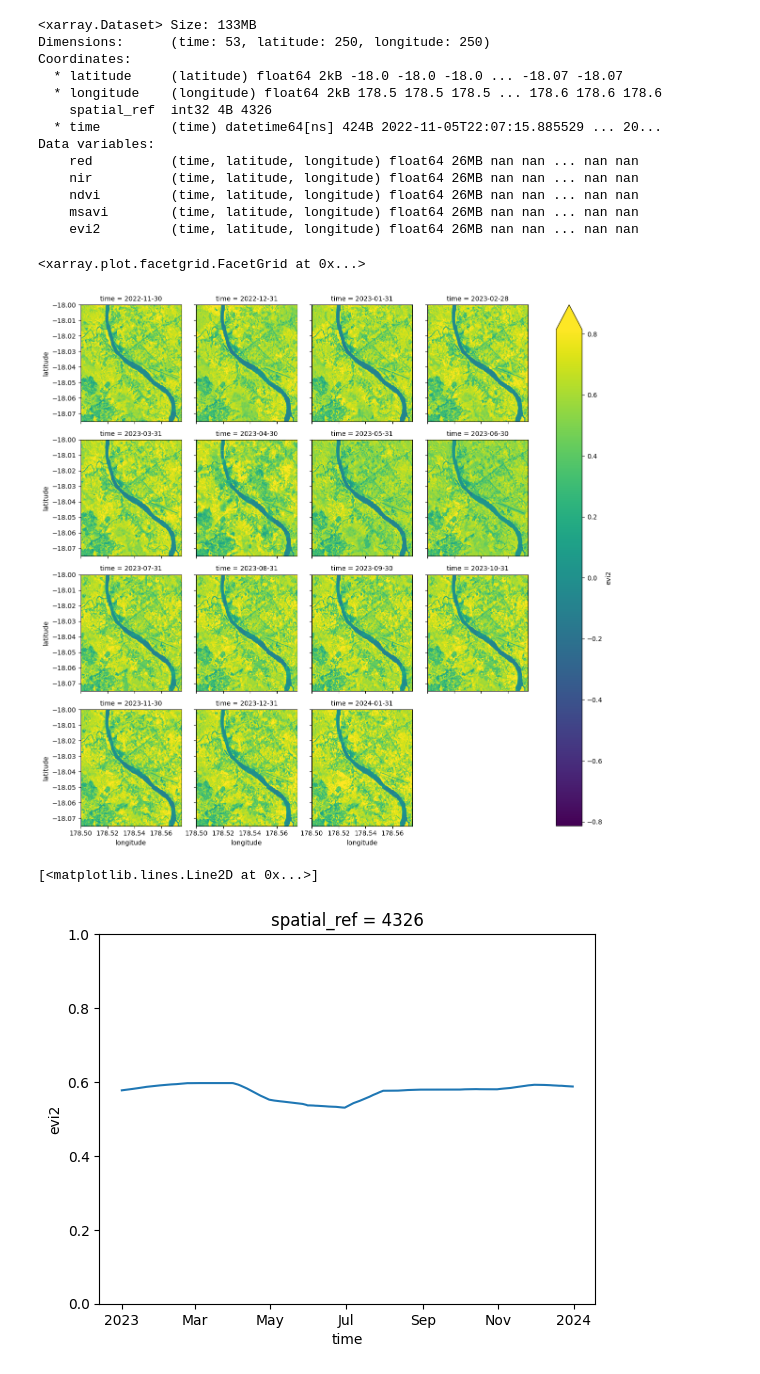
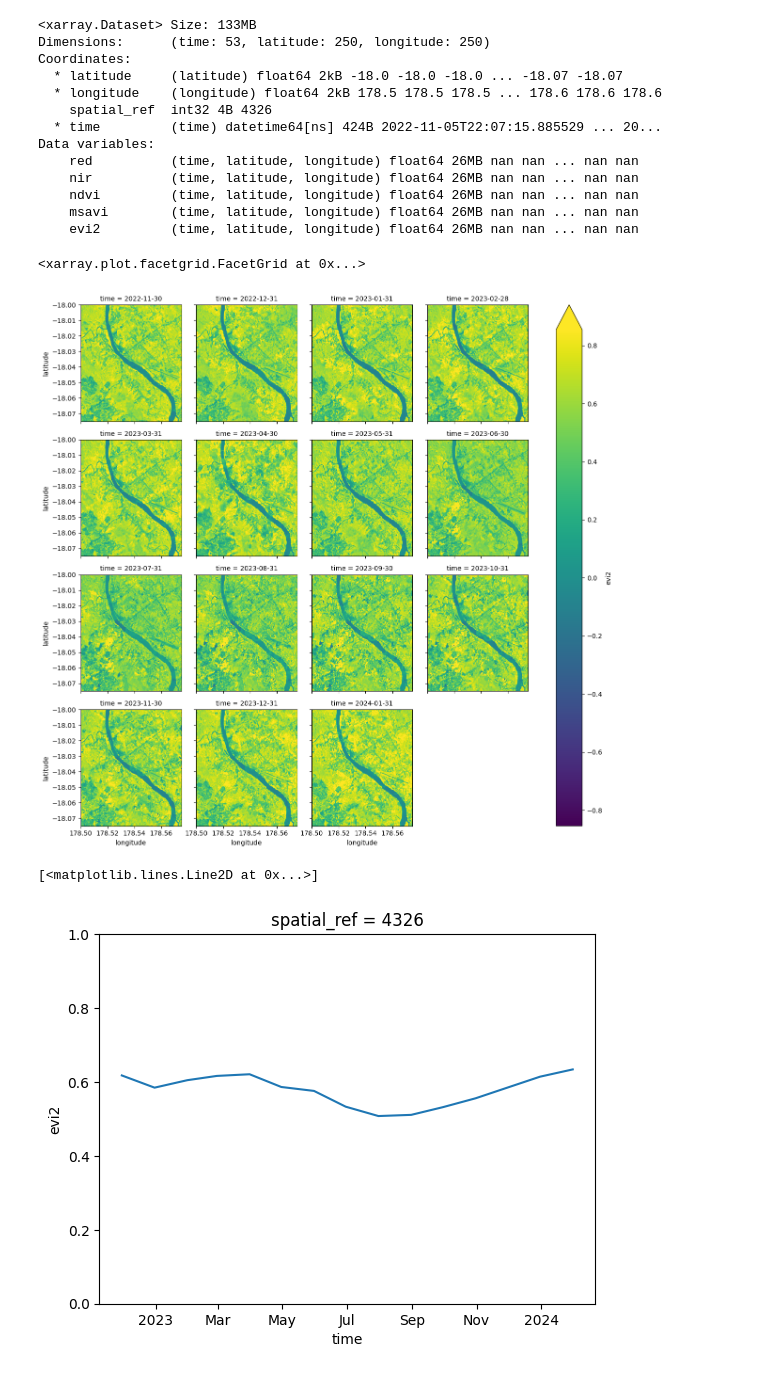
Before and after one commit to auspatious/ldn-land-productivity, a Jupyter notebook: Testing_Integrals.ipynb, the cells around one changed output. Drawn from its saved outputs; the diff is of its cells as text; code cells hidden in the pictures.

Commit message:
Change method of calculating annual integral

```diff
--- a/Testing_Integrals.ipynb
+++ b/Testing_Integrals.ipynb
@@ -227,0 +105,8 @@ Attributes: (0)
+# %%
+# Create cloud mask, scale values to 0-1 and set nodata to NaN
+masked = mask_usgs_landsat(data)
+# %%
+# Create the NDVI, MSAVI and EVI2
+indices = create_land_productivity_indices(masked, drop=False)
+
+indices
@@ -228,6 +163,6 @@ Attributes: (0)
 # %%
 with DaskClient(n_workers=1, threads_per_worker=16) as client:
-    loaded = scaled.compute()
+    loaded = indices.compute()
 
 loaded
 # %% [output]
@@ -245,25 +180,21 @@ Data variables:
     msavi        (time, latitude, longitude) float64 26MB nan nan ... nan nan
     evi2         (time, latitude, longitude) float64 26MB nan nan ... nan nan
 # %%
-monthly = loaded.evi2.resample(time="1M").median()
+# Resample to monthly and interpolate missing values. This creates a more robust timeseries
+monthly = loaded.evi2.resample(time="ME").max()
+monthly = monthly.interpolate_na("time", method="polynomial", order=2).bfill("time").ffill("time")
 
-# Todo: see if this can be done with more fancy interpolation
-monthly_filled = monthly.bfill("time").ffill("time")
-
-monthly_filled.plot.imshow(col="time", col_wrap=4, robust=True, cmap="viridis")
+monthly.plot.imshow(col="time", col_wrap=4, robust=True, cmap="viridis")
 # %% [output]
 <xarray.plot.facetgrid.FacetGrid at 0x...>
-[figure, old version]
+[figure, new version]
 # %%
-daily = monthly_filled.resample(time="1D")
-daily_filled = daily.interpolate("linear").sel(time=slice("2023-01-01", "2023-12-31"))
-
 # Create a spatial median
-daily_summary = daily_filled.median(["longitude", "latitude"])
+summary = monthly.median(["longitude", "latitude"])
 
 # Plot the time series
-daily_summary.plot(ylim=(0, 1))
+summary.plot(ylim=(0, 1))
 # %% [output]
 [<matplotlib.lines.Line2D at 0x...>]
-[figure, old version]
+[figure, new version]
 # %%
```
Also changed, not shown: parts of 5 cells of this notebook, 4 other files.
